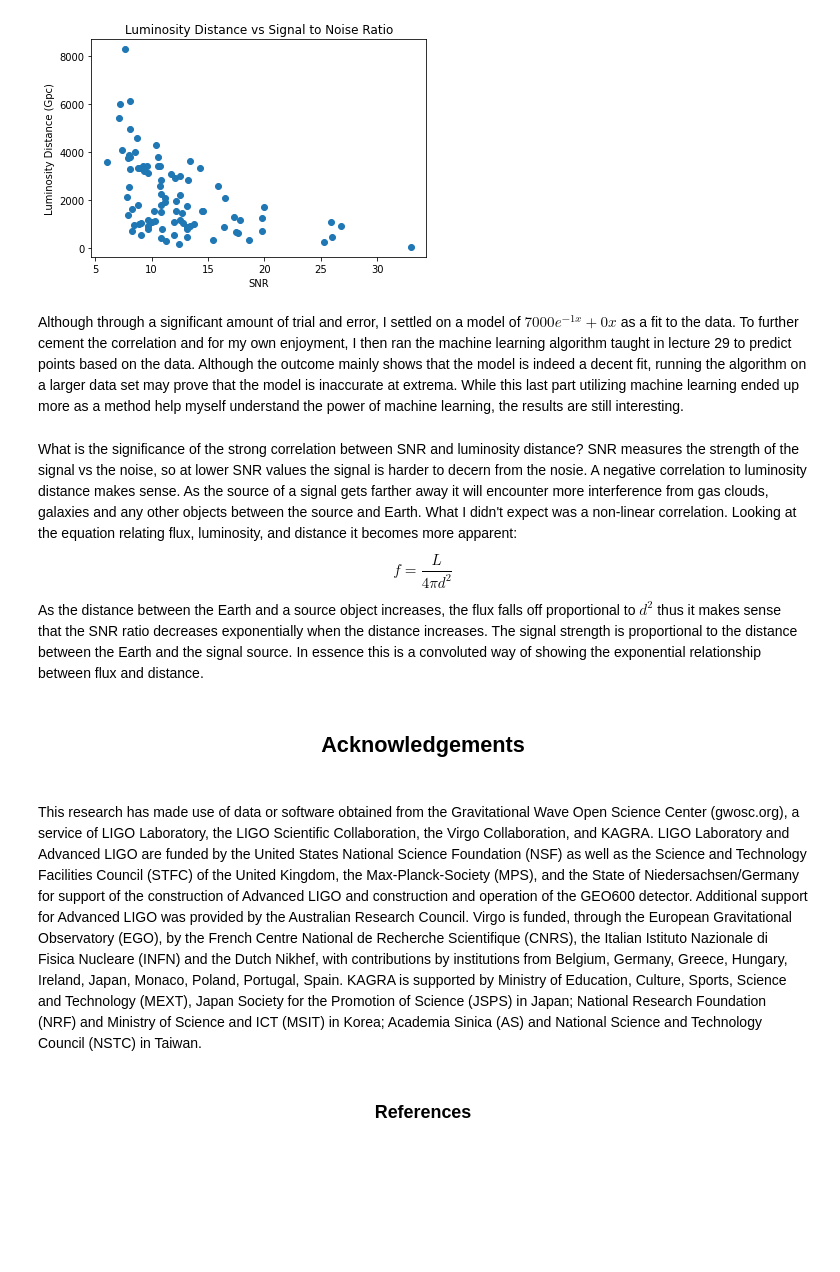
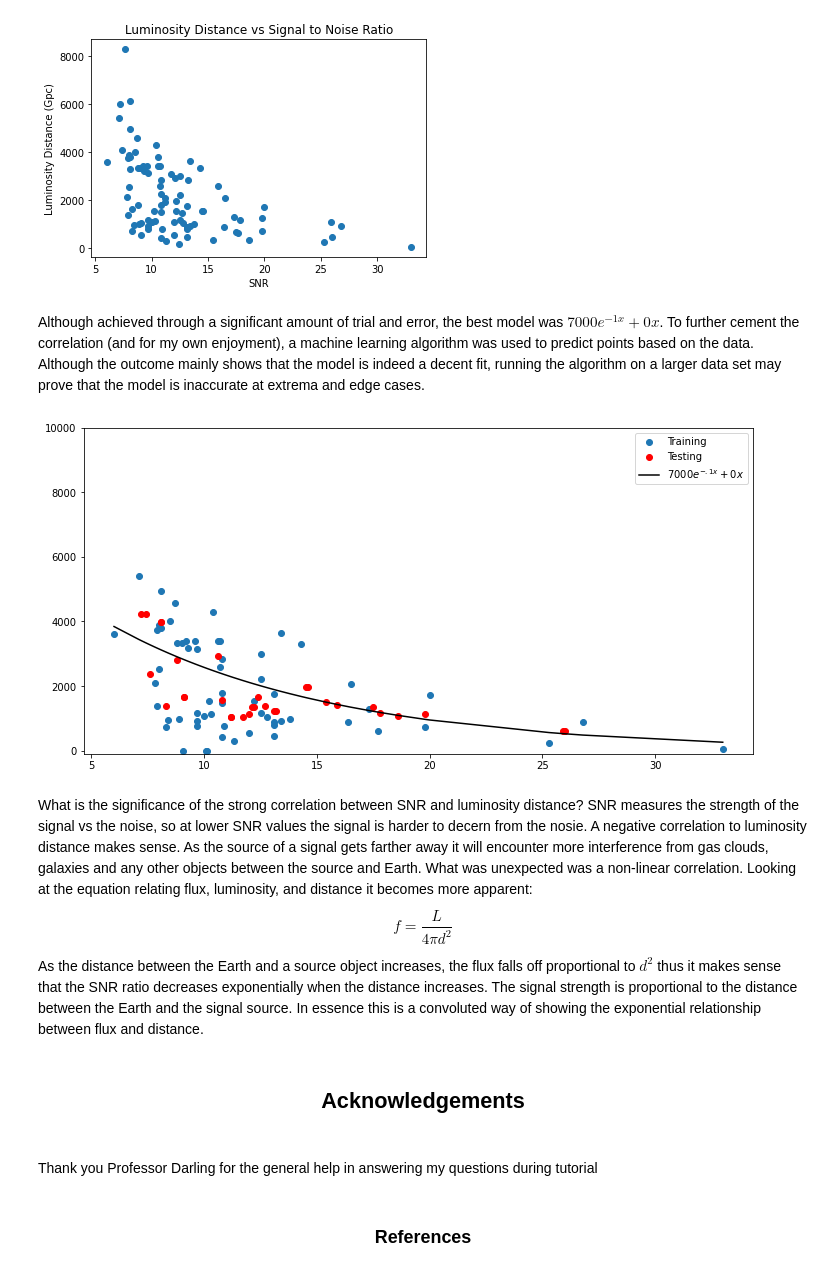
Before and after one commit to thor-ium/LIGO-Data-Analysis, a Jupyter notebook: writeup.ipynb, the cells around one changed output. Saved outputs shown, nothing was run; the diff lists cells and outputs as text; code cells hidden in the pictures; blank space fills up the shorter version.

```diff
--- a/writeup.ipynb
+++ b/writeup.ipynb
@@ -493,9 +494,47 @@ plt.xlabel("SNR")
 Text(0.5, 0, 'SNR')
 [figure]
 # %% [markdown]
-Although through a significant amount of trial and error, I settled on a model of $7000e^{-1x} + 0x$ as a fit to the data. To further cement the correlation and for my own enjoyment, I then ran the machine learning algorithm taught in lecture 29 to predict points based on the data. Although the outcome mainly shows that the model is indeed a decent fit, running the algorithm on a larger data set may prove that the model is inaccurate at extrema. While this last part utilizing machine learning ended up more as a method help myself understand the power of machine learning, the results are still interesting.
+Although achieved through a significant amount of trial and error, the best model was $7000e^{-1x} + 0x$. To further cement the correlation (and for my own enjoyment), a machine learning algorithm was used to predict points based on the data. Although the outcome mainly shows that the model is indeed a decent fit, running the algorithm on a larger data set may prove that the model is inaccurate at extrema and edge cases.
+# %%
+# From Lecture 28
+def f_nonlinear(x,A=1,B=2,C=3,addnoise=False,noise=1.0,plot=False):
+    if addnoise:
+        noise = np.random.normal(scale=noise,size=len(x))
+    else:
+        noise = 0
+    y = A*np.exp(-B*x) + C*x + noise
+
+    if plot:
+        plt.scatter(x,y)
+    return y
+
+from sklearn.ensemble import RandomForestRegressor
+from sklearn.model_selection import train_test_split
+
+# x = ligo.loc[ligo[].notna()].to_numpy()
+x = ligo.loc[ligo['luminosity_distance'].notna(), 'network_matched_filter_snr'].to_numpy()
+y = ligo.loc[ligo['luminosity_distance'].notna(), 'luminosity_distance'].to_numpy()
+
+
+x_train, x_test, y_train, y_test =\
+ train_test_split(x, y, test_size=0.33, random_state=42)
+
+regr = RandomForestRegressor(max_depth=5, random_state=0)
+regr.fit(x_train.reshape(-1, 1), y_train)
+pred = regr.predict(x_test.reshape(-1, 1))
+
+plt.figure(figsize=(12,6))
+plt.scatter(x_train,y_train,label="Training")
+plt.scatter(x_test,pred,color='r',label="Testing")
+x.sort()
+plt.plot(x,f_nonlinear(x,A=7000,B=0.1, C=0),color='k', label=r"$7000e^{-.1x} + 0x$");
+
+plt.ylim(-100, 10000)
+plt.legend();
+# %% [output]
+[figure, added]
 # %% [markdown]
-What is the significance of the strong correlation between SNR and luminosity distance? SNR measures the strength of the signal vs the noise, so at lower SNR values the signal is harder to decern from the nosie. A negative correlation to luminosity distance makes sense. As the source of a signal gets farther away it will encounter more interference from gas clouds, galaxies and any other objects between the source and Earth. What I didn't expect was a non-linear correlation. Looking at the equation relating flux, luminosity, and distance it becomes more apparent:
+What is the significance of the strong correlation between SNR and luminosity distance? SNR measures the strength of the signal vs the noise, so at lower SNR values the signal is harder to decern from the nosie. A negative correlation to luminosity distance makes sense. As the source of a signal gets farther away it will encounter more interference from gas clouds, galaxies and any other objects between the source and Earth. What was unexpected was a non-linear correlation. Looking at the equation relating flux, luminosity, and distance it becomes more apparent:
 $$
 f = \frac{L}{4\pi d^{2}}
 $$
@@ -503,8 +542,8 @@ $$
 As the distance between the Earth and a source object increases, the flux falls off proportional to $d^{2}$ thus it makes sense that the SNR ratio decreases exponentially when the distance increases. The signal strength is proportional to the distance between the Earth and the signal source. In essence this is a convoluted way of showing the exponential relationship between flux and distance.
 # %% [markdown]
 <H2 align="center">Acknowledgements<H2>
-# %% [markdown]
-This research has made use of data or software obtained from the Gravitational Wave Open Science Center (gwosc.org), a service of LIGO Laboratory, the LIGO Scientific Collaboration, the Virgo Collaboration, and KAGRA. LIGO Laboratory and Advanced LIGO are funded by the United States National Science Foundation (NSF) as well as the Science and Technology Facilities Council (STFC) of the United Kingdom, the Max-Planck-Society (MPS), and the State of Niedersachsen/Germany for support of the construction of Advanced LIGO and construction and operation of the GEO600 detector. Additional support for Advanced LIGO was provided by the Australian Research Council. Virgo is funded, through the European Gravitational Observatory (EGO), by the French Centre National de Recherche Scientifique (CNRS), the Italian Istituto Nazionale di Fisica Nucleare (INFN) and the Dutch Nikhef, with contributions by institutions from Belgium, Germany, Greece, Hungary, Ireland, Japan, Monaco, Poland, Portugal, Spain. KAGRA is supported by Ministry of Education, Culture, Sports, Science and Technology (MEXT), Japan Society for the Promotion of Science (JSPS) in Japan; National Research Foundation (NRF) and Ministry of Science and ICT (MSIT) in Korea; Academia Sinica (AS) and National Science and Technology Council (NSTC) in Taiwan.
+# %% [markdown]
+Thank you Professor Darling for the general help in answering my questions during tutorial
 # %% [markdown]
 <H3 align=center>References</H3>
 # %% [markdown]
```
Also changed, not shown: parts of 29 cells of this notebook, 1 other file.
